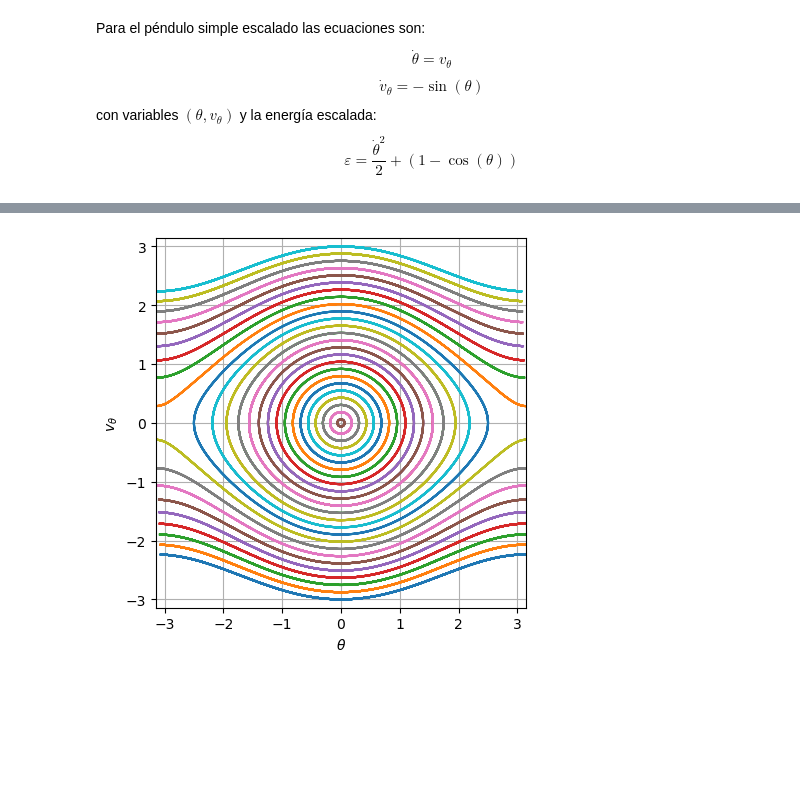
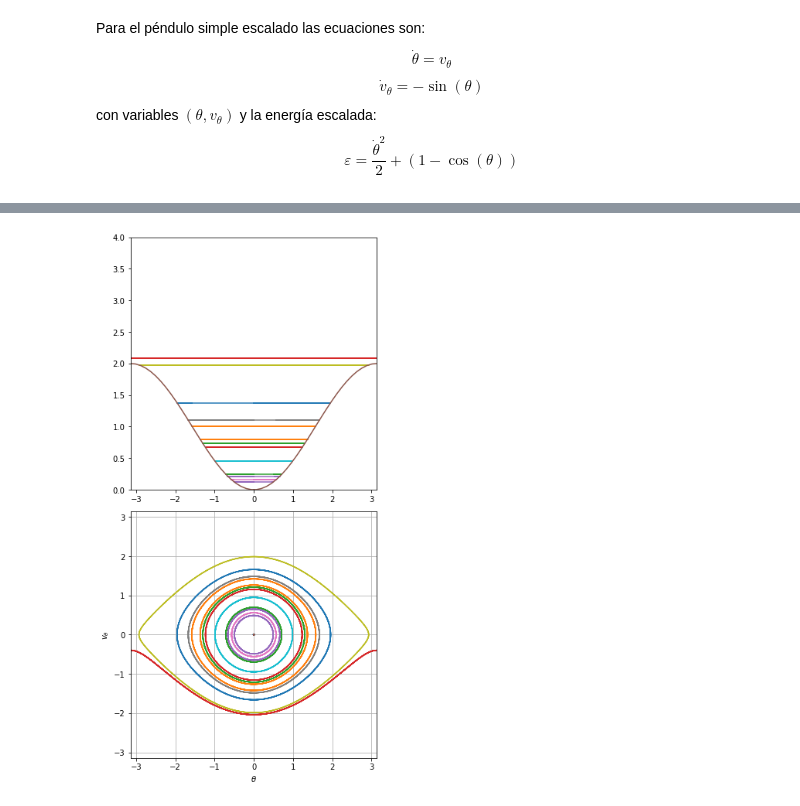
Before and after one commit to richmf/FisComp26-2, a Jupyter notebook: Pendulo simple (clase 17).ipynb, the cells around one changed output, grey strips where cells are left out. Saved outputs shown, nothing was run; the diff lists cells and outputs as text; code cells hidden in the pictures; blank space fills up the shorter version.

```diff
--- a/Pendulo simple (clase 17).ipynb
+++ b/Pendulo simple (clase 17).ipynb
@@ -84,22 +85,33 @@ plt.show()
 # %%
 titf = (0,30)
 t = np.linspace(titf[0],titf[-1],1000)
-N_tray = 50
-vth0 = np.linspace(-3,3,N_tray)
+N_tray = 15
+vth0=[]
+fig , ejes = plt.subplots(2,1,figsize=(5,10),layout="constrained",)
+for i in range(N_tray):
+    vth0.append(rd.uniform(-2.5,2.5))
 for i in range(N_tray):
     ci = [0,vth0[i]]
     sol_pendulo = si.solve_ivp(pendulo,titf,ci,rtol=1e-8,atol=1e-10,dense_output=True)
     th_vth = sol_pendulo.sol(t)
+    Ener = E_pendulo(th_vth)
     if abs(vth0[i]) > 2:
         th_p = (th_vth[0] + np.pi)%(2*np.pi) - np.pi
         th_p[:-1][ abs(np.diff( th_p)) > 0.5 ] = np.nan
-        plt.plot(th_p,th_vth[1])
+        ejes[1].plot(th_p,th_vth[1])
+        ejes[0].plot(th_p,Ener)
     else:
-        plt.plot(th_vth[0],th_vth[1])
-plt.gca().set_aspect('equal')
-plt.xlabel(r'${\theta}$'),plt.ylabel(r'$v_{\theta}$')
-plt.xlim([-np.pi,np.pi]),plt.ylim([-np.pi,np.pi])
-plt.grid()
+        ejes[1].plot(th_vth[0],th_vth[1])
+        ejes[0].plot(th_vth[0],Ener)
+th_esp = np.linspace(-np.pi,np.pi)
+V_pot = 1 - np.cos(th_esp)
+ejes[0].plot(th_esp,V_pot)
+ejes[0].sharex(ejes[1])
+ejes[1].set_aspect('equal')
+ejes[1].set_xlabel(r'${\theta}$'),ejes[1].set_ylabel(r'$v_{\theta}$')
+ejes[1].set_xlim([-np.pi,np.pi]),ejes[1].set_ylim([-np.pi,np.pi])
+ejes[0].set_xlim([-np.pi,np.pi]),ejes[0].set_ylim([0,4])
+ejes[1].grid()
 plt.show()
 # %% [output]
-[figure, old version]
+[figure, new version]
```
Also changed, not shown: parts of 6 cells of this notebook, 1 other file.
